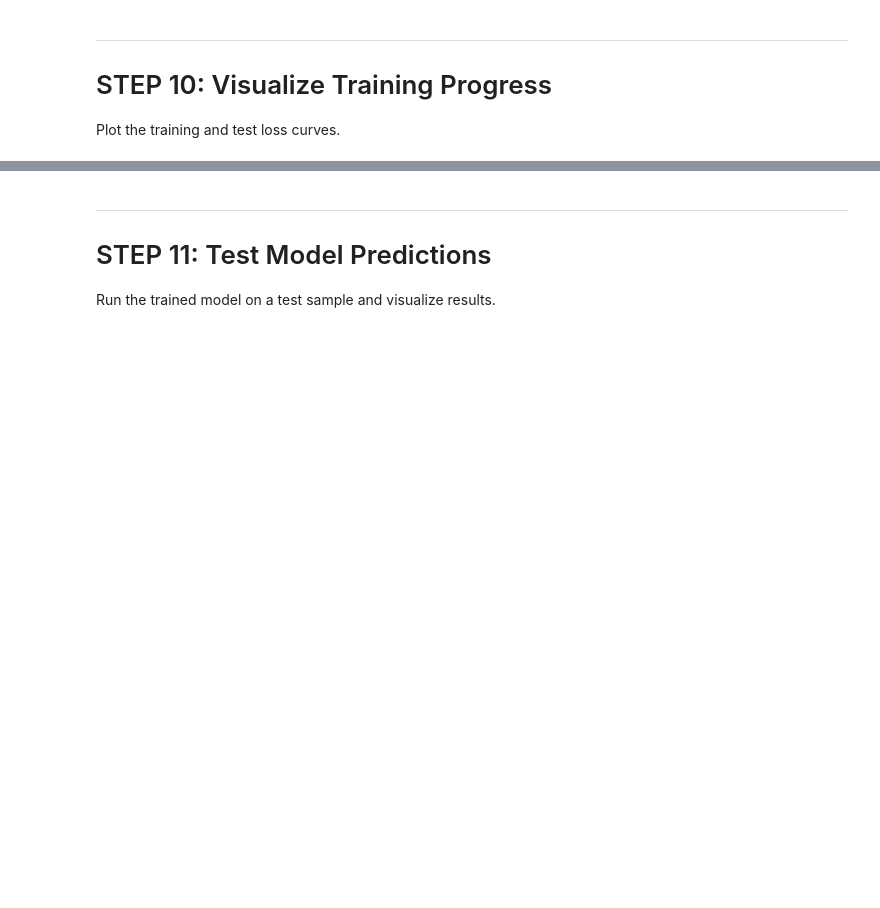
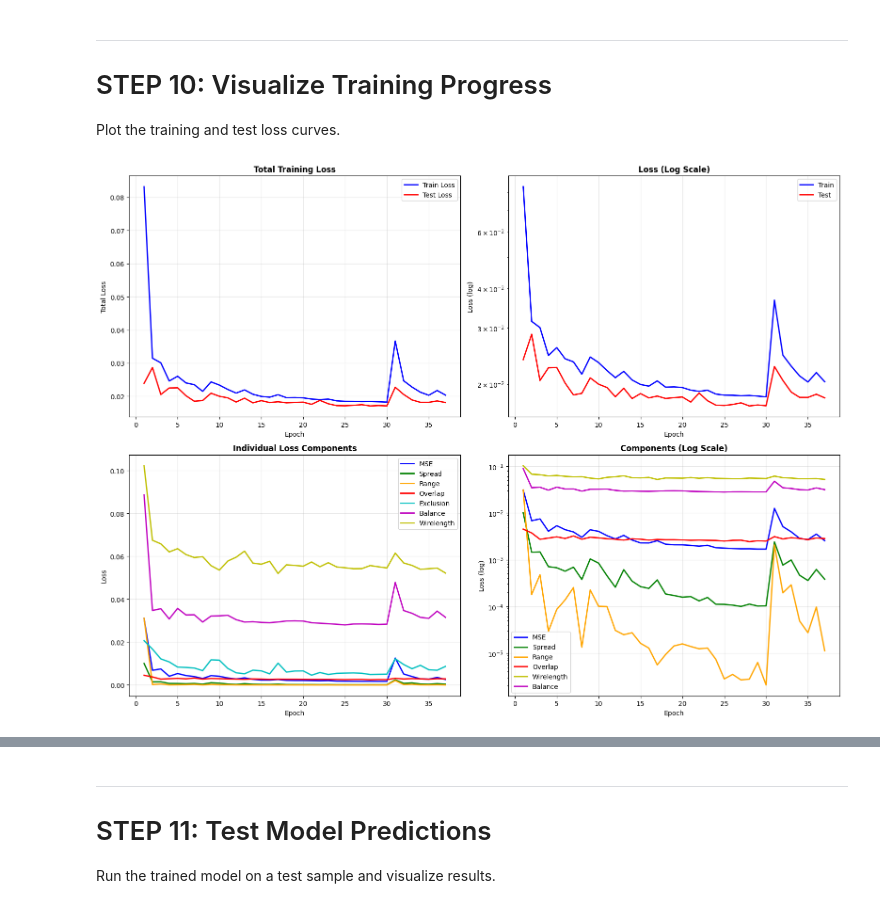
Before and after one commit to AyushNagalkar/temp-vlsi, a Jupyter notebook: VLSI_Design_COPY copy 2.ipynb, the cells around one changed output, grey strips where cells are left out. Saved outputs shown, nothing was run; the diff lists cells and outputs as text; code cells hidden in the pictures; blank space fills up the shorter version.

```diff
--- a/VLSI_Design_COPY copy 2.ipynb
+++ b/VLSI_Design_COPY copy 2.ipynb
@@ -1506,65 +1869,72 @@ print(f"   Repulsion:     {epoch_components['repulsion']:.6f}")
 Plot the training and test loss curves.
 # %%
 # ================================================================
-# TRAINING CURVES — Total Loss + Individual Components
+# TRAINING CURVES
 # ================================================================
 fig, axes = plt.subplots(2, 2, figsize=(16, 12))
 
-# (1) Total Loss
 ax = axes[0, 0]
 ax.plot(range(1, len(train_losses) + 1), train_losses, 'b-', label='Train Loss', linewidth=2)
 ax.plot(range(1, len(test_losses) + 1), test_losses, 'r-', label='Test Loss', linewidth=2)
-ax.set_xlabel('Epoch', fontsize=12)
-ax.set_ylabel('Total Loss', fontsize=12)
-ax.set_title('Total Training Loss', fontsize=14, fontweight='bold')
-ax.legend(fontsize=10)
+ax.set_xlabel('Epoch')
+ax.set_ylabel('Total Loss')
+ax.set_title('Total Training Loss', fontweight='bold')
+ax.legend()
 ax.grid(True, alpha=0.3)
 
-# (2) Total Loss (log scale)
 ax = axes[0, 1]
-ax.plot(range(1, len(train_losses) + 1), train_losses, 'b-', label='Train Loss', linewidth=2)
-ax.plot(range(1, len(test_losses) + 1), test_losses, 'r-', label='Test Loss', linewidth=2)
-ax.set_xlabel('Epoch', fontsize=12)
-ax.set_ylabel('Total Loss (log)', fontsize=12)
-ax.set_title('Total Loss (Log Scale)', fontsize=14, fontweight='bold')
-ax.legend(fontsize=10)
+ax.plot(range(1, len(train_losses) + 1), train_losses, 'b-', label='Train', linewidth=2)
+ax.plot(range(1, len(test_losses) + 1), test_losses, 'r-', label='Test', linewidth=2)
+ax.set_xlabel('Epoch')
+ax.set_ylabel('Loss (log)')
+ax.set_title('Loss (Log Scale)', fontweight='bold')
+ax.legend()
 ax.set_yscale('log')
 ax.grid(True, alpha=0.3)
 
-# (3) Loss Components
 ax = axes[1, 0]
-if loss_components_history and loss_components_history.get('mse'):
-    epochs_range = range(1, len(loss_components_history['mse']) + 1)
-    ax.plot(epochs_range, loss_components_history['mse'], 'b-', label='Weighted MSE', linewidth=2)
-    ax.plot(epochs_range, loss_components_history['spread'], 'g-', label='Spread Loss', linewidth=2)
-    ax.plot(epochs_range, loss_components_history['range'], 'orange', label='Range Loss', linewidth=2)
-    ax.plot(epochs_range, loss_components_history['repulsion'], 'r-', label='Repulsion', linewidth=2)
-ax.set_xlabel('Epoch', fontsize=12)
-ax.set_ylabel('Loss Value', fontsize=12)
-ax.set_title('Individual Loss Components', fontsize=14, fontweight='bold')
-ax.legend(fontsize=10)
+if loss_components_history.get('mse'):
+    ep = range(1, len(loss_components_history['mse']) + 1)
+    ax.plot(ep, loss_components_history['mse'], 'b-', label='MSE', linewidth=2)
+    ax.plot(ep, loss_components_history['spread'], 'g-', label='Spread', linewidth=2)
+    ax.plot(ep, loss_components_history['range'], color='orange', label='Range', linewidth=2)
+    if loss_components_history.get('overlap'):
+        ax.plot(ep, loss_components_history['overlap'], 'r-', label='Overlap', linewidth=2)
+    if loss_components_history.get('exclusion'):
+        ax.plot(ep, loss_components_history['exclusion'], 'c-', label='Exclusion', linewidth=2)
+    if loss_components_history.get('balance'):
+        ax.plot(ep, loss_components_history['balance'], 'm-', label='Balance', linewidth=2)
+    if loss_components_history.get('wirelength'):
+        ax.plot(ep, loss_components_history['wirelength'], 'y-', label='Wirelength', linewidth=2)
+ax.set_xlabel('Epoch')
+ax.set_ylabel('Loss')
+ax.set_title('Individual Loss Components', fontweight='bold')
+ax.legend()
 ax.grid(True, alpha=0.3)
 
-# (4) Components (log scale)
 ax = axes[1, 1]
-if loss_components_history and loss_components_history.get('mse'):
-    epochs_range = range(1, len(loss_components_history['mse']) + 1)
-    ax.plot(epochs_range, loss_components_history['mse'], 'b-', label='Weighted MSE', linewidth=2)
-    ax.plot(epochs_range, loss_components_history['spread'], 'g-', label='Spread Loss', linewidth=2)
-    ax.plot(epochs_range, loss_components_history['range'], 'orange', label='Range Loss', linewidth=2)
-    ax.plot(epochs_range, loss_components_history['repulsion'], 'r-', label='Repulsion', linewidth=2)
+if loss_components_history.get('mse'):
+    ep = range(1, len(loss_components_history['mse']) + 1)
+    ax.plot(ep, loss_components_history['mse'], 'b-', label='MSE', linewidth=2)
+    ax.plot(ep, loss_components_history['spread'], 'g-', label='Spread', linewidth=2)
+    ax.plot(ep, loss_components_history['range'], color='orange', label='Range', linewidth=2)
+    if loss_components_history.get('overlap'):
+        ax.plot(ep, loss_components_history['overlap'], 'r-', label='Overlap', linewidth=2)
+    if loss_components_history.get('wirelength'):
+        ax.plot(ep, loss_components_history['wirelength'], 'y-', label='Wirelength', linewidth=2)
+    if loss_components_history.get('balance'):
+        ax.plot(ep, loss_components_history['balance'], 'm-', label='Balance', linewidth=2)
     ax.set_yscale('log')
-ax.set_xlabel('Epoch', fontsize=12)
-ax.set_ylabel('Loss Value (log)', fontsize=12)
-ax.set_title('Loss Components (Log Scale)', fontsize=14, fontweight='bold')
-ax.legend(fontsize=10)
+ax.set_xlabel('Epoch')
+ax.set_ylabel('Loss (log)')
+ax.set_title('Components (Log Scale)', fontweight='bold')
+ax.legend()
 ax.grid(True, alpha=0.3)
 
 plt.tight_layout()
 plt.show()
 
-print("Training curves plotted!")
-print(f"   Total epochs: {len(train_losses)}")
 if train_losses:
-    print(f"   Final train loss: {train_losses[-1]:.6f}")
-    print(f"   Final test loss:  {test_losses[-1]:.6f}")
+    print(f"Final train: {train_losses[-1]:.6f} | Final test: {test_losses[-1]:.6f}")
+# %% [output]
+[figure, added]
```
Also changed, not shown: parts of 23 cells of this notebook, 7 other files.
